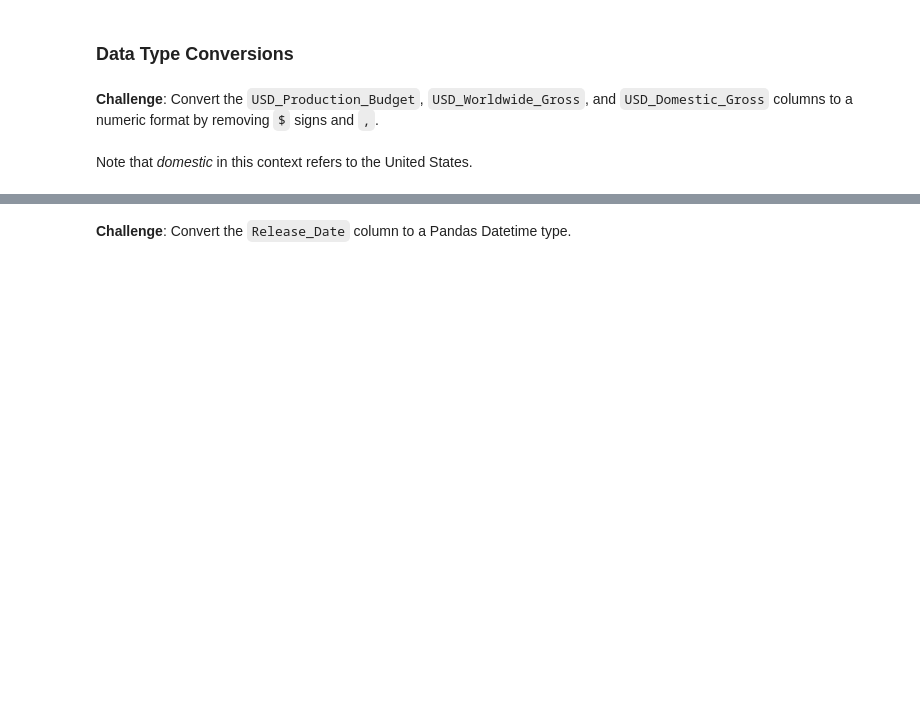
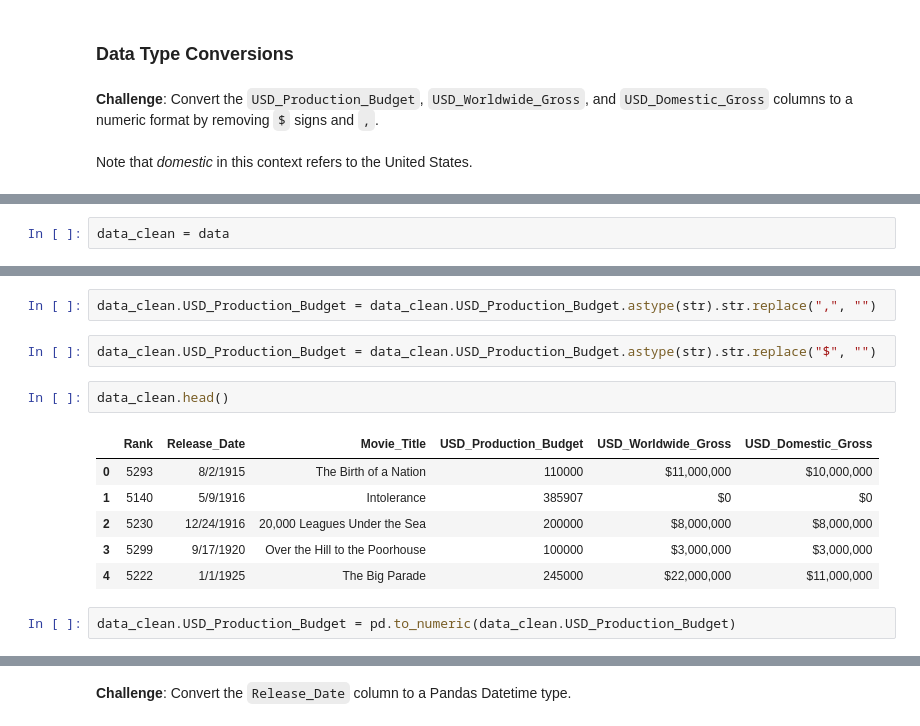
Before and after one commit to ksg-dev/linear-regression-seaborn, a Jupyter notebook: Seaborn_and_Linear_Regression_(start).ipynb, the cells around one changed output, grey strips where cells are left out. Saved outputs shown, nothing was run; the diff lists cells and outputs as text; blank space fills up the shorter version.

Commit message:
data type conversions to numeric

```diff
--- a/Seaborn_and_Linear_Regression_(start).ipynb
+++ b/Seaborn_and_Linear_Regression_(start).ipynb
@@ -81,0 +91,2 @@ Note that *domestic* in this context refers to the United States.
+# %%
+data_clean = data
@@ -81,0 +102,15 @@ Note that *domestic* in this context refers to the United States.
+# %%
+data_clean.USD_Production_Budget = data_clean.USD_Production_Budget.astype(str).str.replace(",", "")
+# %%
+data_clean.USD_Production_Budget = data_clean.USD_Production_Budget.astype(str).str.replace("$", "")
+# %%
+data_clean.head()
+# %% [output]
+|  | Rank | Release_Date | Movie_Title | USD_Production_Budget | USD_Worldwide_Gross | USD_Domestic_Gross |
+| 0 | 5293 | 8/2/1915 | The Birth of a Nation | 110000 | $11,000,000 | $10,000,000 |
+| 1 | 5140 | 5/9/1916 | Intolerance | 385907 | $0 | $0 |
+| 2 | 5230 | 12/24/1916 | 20,000 Leagues Under the Sea | 200000 | $8,000,000 | $8,000,000 |
+| 3 | 5299 | 9/17/1920 | Over the Hill to the Poorhouse | 100000 | $3,000,000 | $3,000,000 |
+| 4 | 5222 | 1/1/1925 | The Big Parade | 245000 | $22,000,000 | $11,000,000 |
+# %%
+data_clean.USD_Production_Budget = pd.to_numeric(data_clean.USD_Production_Budget)
```
Also changed, not shown: parts of 9 cells of this notebook.
